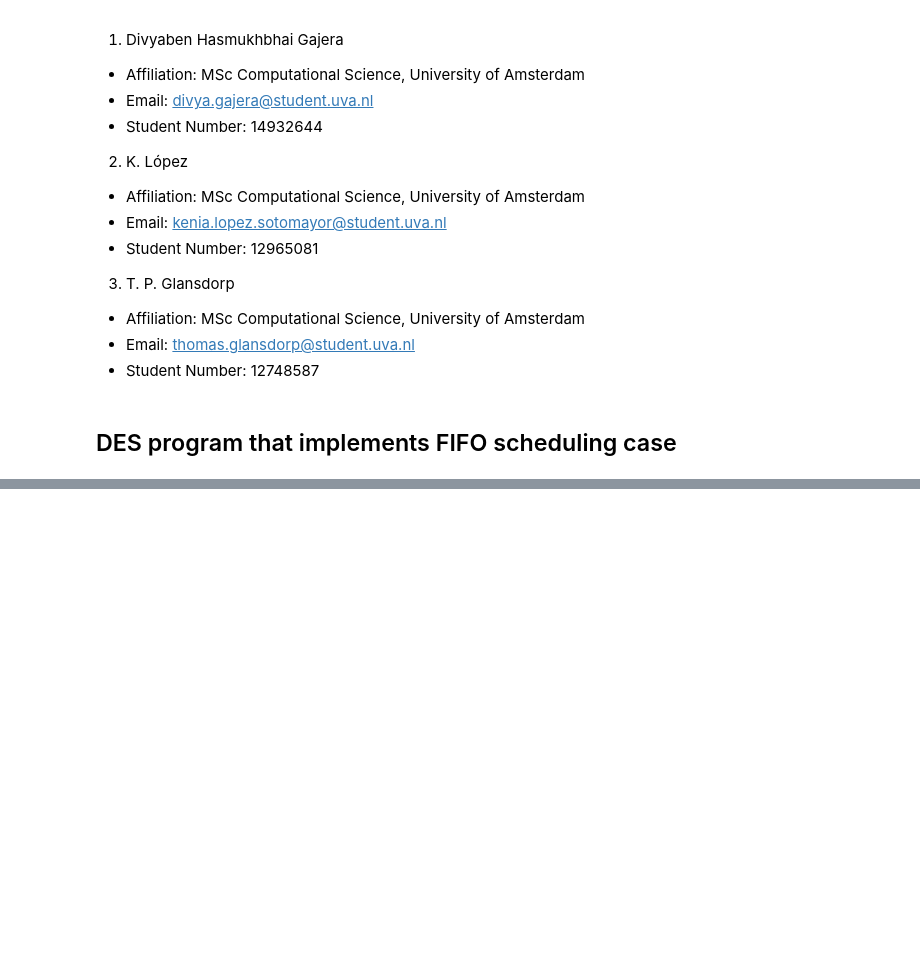
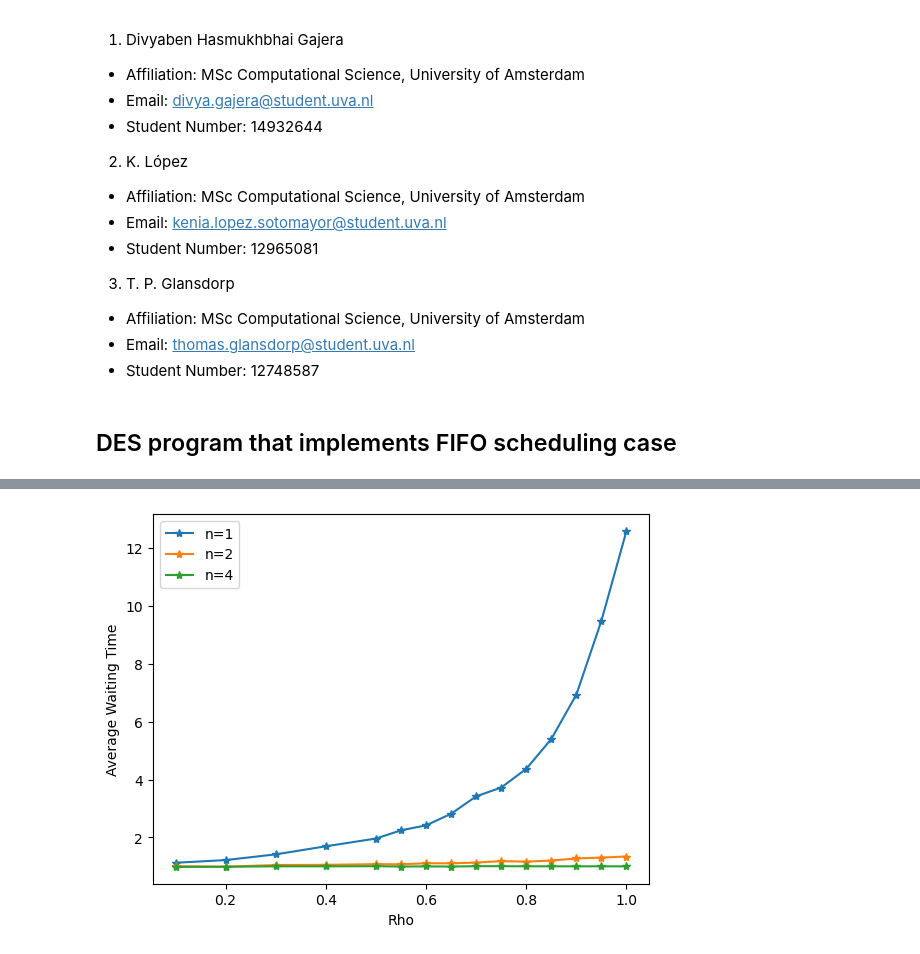
Before and after one commit to gajera-divya/Stochastic_simulations, a Jupyter notebook: SS_Kenia_Divya_Thomas_Assignment2.ipynb, the cells around one changed output, grey strips where cells are left out. Cells and saved outputs as stored; diff of their text form; code cells hidden in the pictures; blank space fills up the shorter version.

```diff
--- a/SS_Kenia_Divya_Thomas_Assignment2.ipynb
+++ b/SS_Kenia_Divya_Thomas_Assignment2.ipynb
@@ -404,0 +130,27 @@ plt.show()
+# %%
+def estimate_waiting_times(type_queue, RHO, n, sim_dura):
+
+    MU = 1
+    mean_queue = []
+    mean_sojourn = []
+
+    for rho in RHO:
+        temp_mean_queue_run = []
+        temp_sj = []
+        g.arrival_rate = MU*rho
+        g.service_rate = MU
+        g.number_of_servers = n
+        g.number_of_runs = 100
+        g.sim_duration = sim_dura
+        for run in range(g.number_of_runs):
+            if type_queue == "SJF":
+                queue_model = SJF_queue()
+            else:
+                queue_model = Queue(run, type_queue)
+            queue_model.run()
+            temp_mean_queue_run.append(queue_model.mean_queue_time)
+            temp_sj.append(queue_model.mean_sojourn_time)
+        mean_queue.append(np.array(temp_mean_queue_run).mean(axis=0))
+        mean_sojourn.append(np.array(temp_sj).mean(axis = 0))
+
+    return mean_queue, mean_sojourn
@@ -404,0 +219,6 @@ plt.show()
+# %%
+RHO = [0.1, 0.2, 0.3, 0.4, 0.5, 0.55, 0.6, 0.65, 0.7, 0.75, 0.8, 0.85, 0.9, 0.95, 1.0]
+# %%
+est_mean_MMn1, est_sojourn_MMn1 = estimate_waiting_times("MMn", RHO, 1, 300)
+est_mean_MMn2, est_sojourn_MMn2 = estimate_waiting_times("MMn", RHO, 2, 300)
+est_mean_MMn4, est_sojourn_MMn4 = estimate_waiting_times("MMn", RHO, 4, 300)
@@ -404,0 +237,11 @@ plt.show()
+# %%
+plt.plot(RHO, est_sojourn_MMn1, "*-", label = "n=1")
+plt.plot(RHO, est_sojourn_MMn2, "*-", label = "n=2")
+plt.plot(RHO, est_sojourn_MMn4, "*-", label = "n=4")
+plt.legend()
+plt.xlabel("Rho", fontsize = 10)
+plt.ylabel("Average Waiting Time", fontsize= 10)
+plt.savefig("W_Vs_Rho_MMn.jpeg")
+plt.savefig("W_Vs_Rho_MMn.svg")
+# %% [output]
+[figure, added]
```
Also changed, not shown: parts of 71 cells of this notebook.
